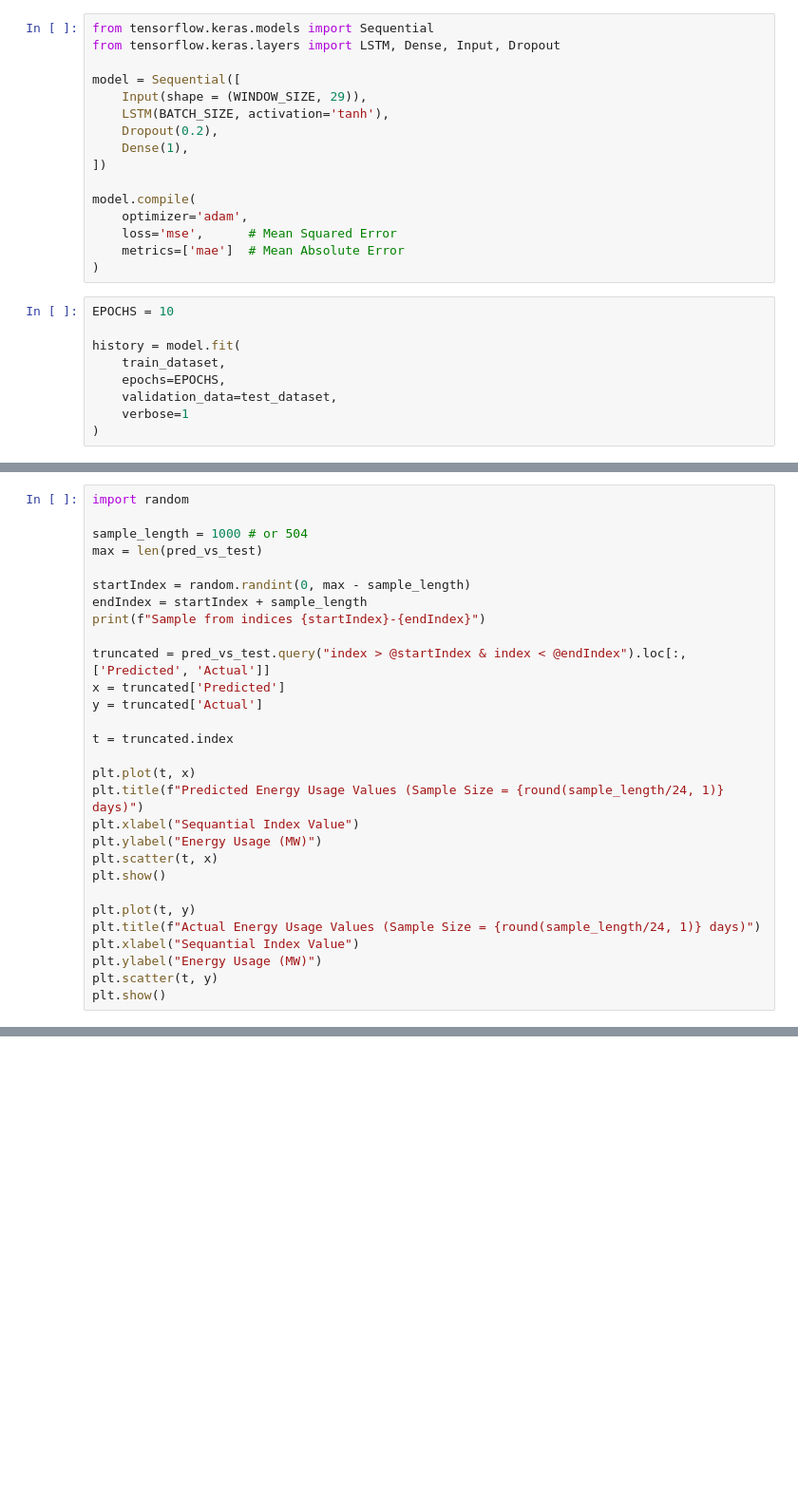
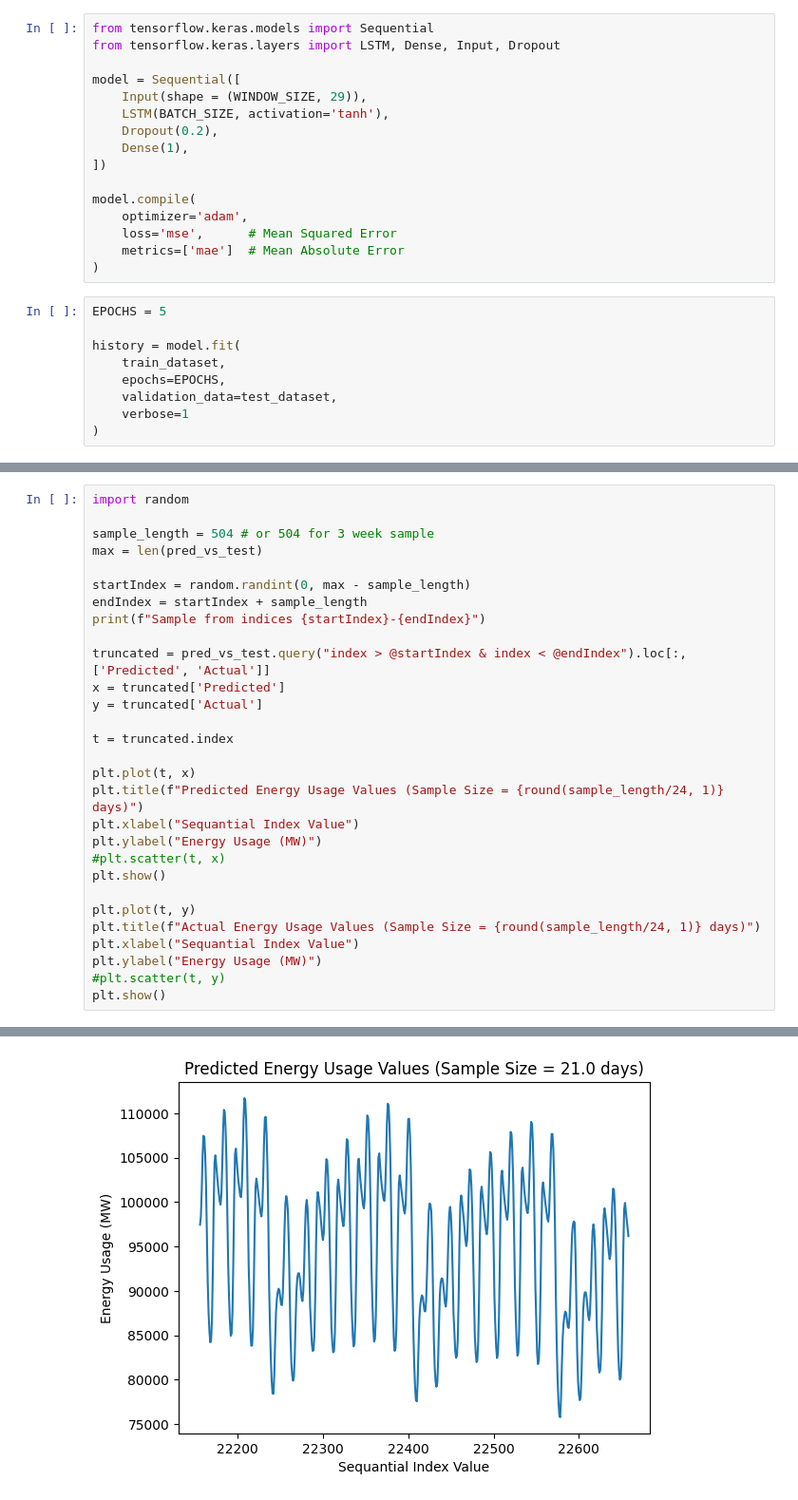
Before and after one commit to MacsenHigginsKSU/CS-4850-SP106, a Jupyter notebook: TensorFlow.ipynb, the cells around one changed output, grey strips where cells are left out. Shown at 95% size. Saved outputs shown, nothing was run; the diff lists cells and outputs as text; blank space fills up the shorter version.

```diff
--- a/TensorFlow.ipynb
+++ b/TensorFlow.ipynb
@@ -123,7 +172,7 @@ model.compile(
     metrics=['mae']  # Mean Absolute Error
 )
 # %%
-EPOCHS = 10
+EPOCHS = 5
 
 history = model.fit(
     train_dataset,
@@ -176,7 +248,7 @@ plt.show()
 # %%
 import random
 
-sample_length = 1000 # or 504
+sample_length = 504 # or 504 for 3 week sample
 max = len(pred_vs_test)
 
 startIndex = random.randint(0, max - sample_length)
@@ -193,12 +265,13 @@ plt.plot(t, x)
 plt.title(f"Predicted Energy Usage Values (Sample Size = {round(sample_length/24, 1)} days)")
 plt.xlabel("Sequantial Index Value")
 plt.ylabel("Energy Usage (MW)")
-plt.scatter(t, x)
+#plt.scatter(t, x)
 plt.show()
 
 plt.plot(t, y)
 plt.title(f"Actual Energy Usage Values (Sample Size = {round(sample_length/24, 1)} days)")
 plt.xlabel("Sequantial Index Value")
 plt.ylabel("Energy Usage (MW)")
-plt.scatter(t, y)
+#plt.scatter(t, y)
 plt.show()
+# %% [output]
@@ -204,0 +279 @@ plt.show()
+[figure, added]
```
Also changed, not shown: parts of 11 cells of this notebook.
